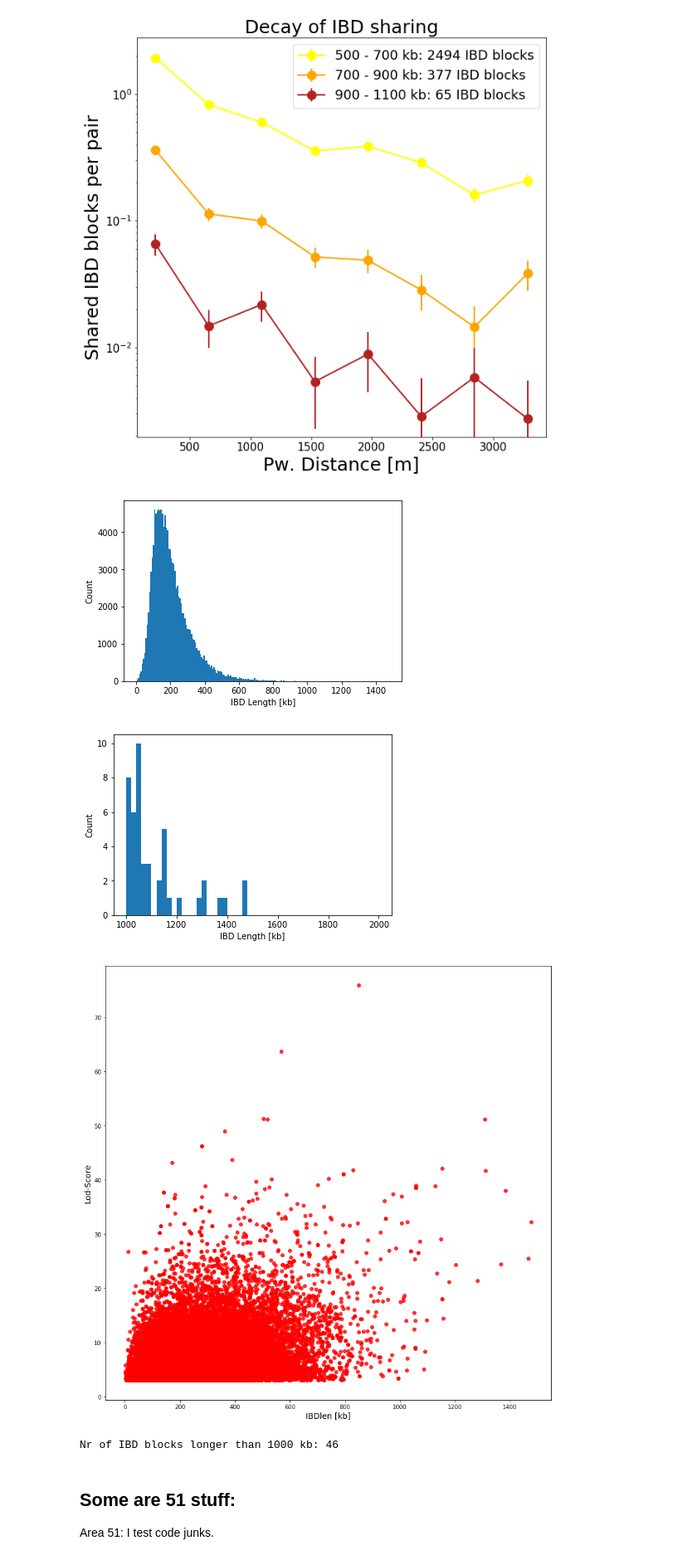
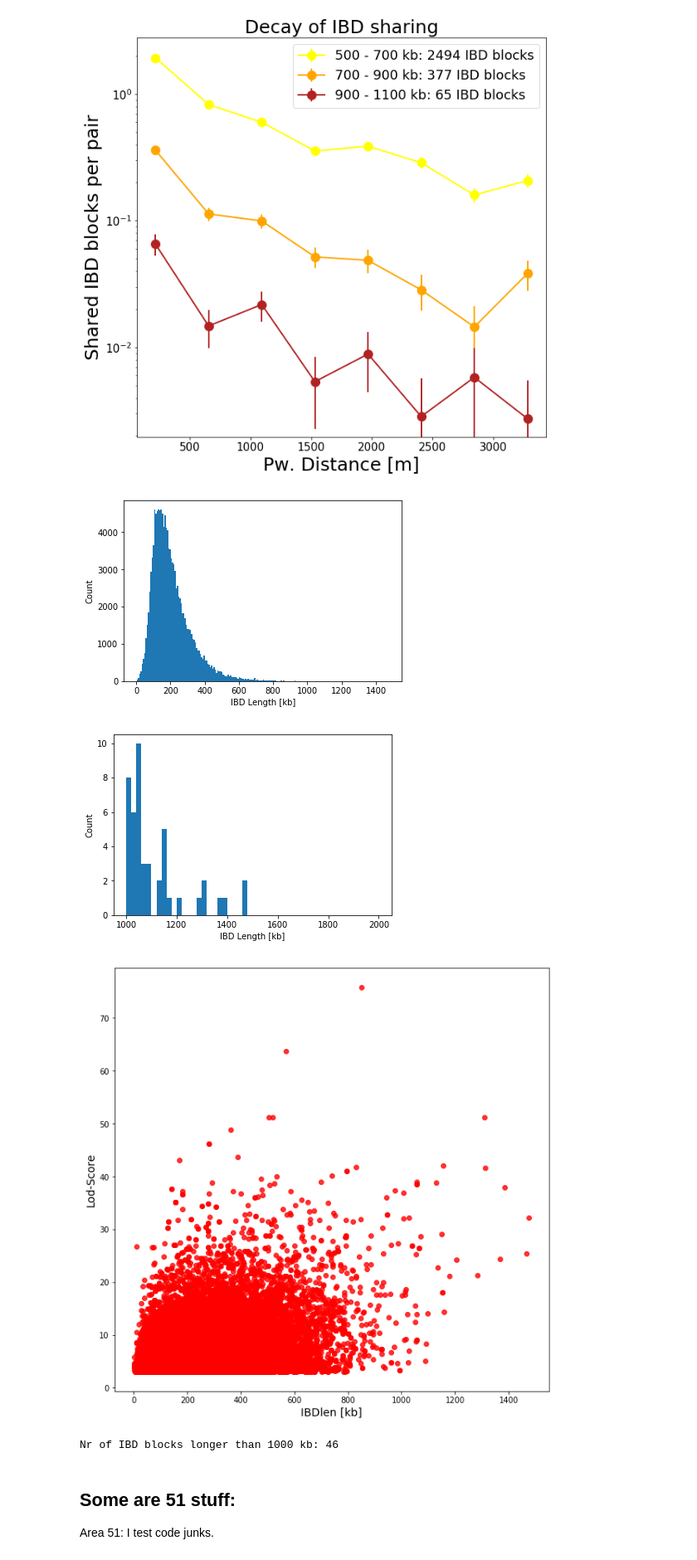
Before and after one commit to hringbauer/Boechera_Analysis, a Jupyter notebook: first_analysis.ipynb, the cells around one changed output. Shown at 83% size. Saved outputs shown, nothing was run; the diff lists cells and outputs as text; code cells hidden in the pictures.

```diff
--- a/first_analysis.ipynb
+++ b/first_analysis.ipynb
@@ -298,32 +298,32 @@ Analyze 65 of total 128049 blocks
 # %%
 # Do Histogram of Block lenthgs:
 plt.figure()
 plt.hist(ibd_data["IBDlen"]/1000.0, bins=200)
 plt.xlabel("IBD Length [kb]")
 plt.ylabel("Count")
 plt.show()
 
 plt.figure()
 plt.hist(ibd_data["IBDlen"]/1000.0, bins=50, range=(1000,2000))
 plt.xlabel("IBD Length [kb]")
 plt.ylabel("Count")
 plt.show()
 
 # Plot IBD block length against LOD score:
 
-plt.figure(figsize=(14,14))
+plt.figure(figsize=(10,10))
 plt.plot(ibd_data["IBDlen"]/1000.0,ibd_data["Lod"],'ro', alpha=0.8)
 plt.xlabel("IBDlen [kb]", fontsize=14)
 plt.ylabel("Lod-Score", fontsize=14)
 plt.show()
 
 threshold=1000
 nr = np.sum(ibd_data["IBDlen"]/1000.0 > threshold)
 print("Nr of IBD blocks longer than %i kb: %i" % (threshold, nr))
 # %% [output]
 [figure]
 [figure]
-[figure, old version]
+[figure, new version]
 Nr of IBD blocks longer than 1000 kb: 46
 # %% [markdown]
 ## Some are 51 stuff:
```
Also changed, not shown: parts of 3 cells of this notebook, 14 other files.
